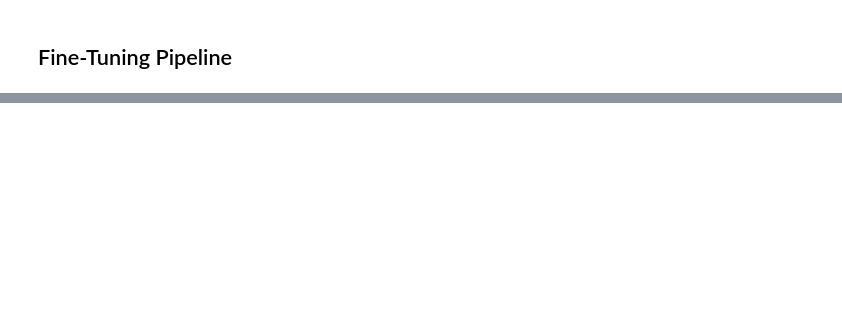
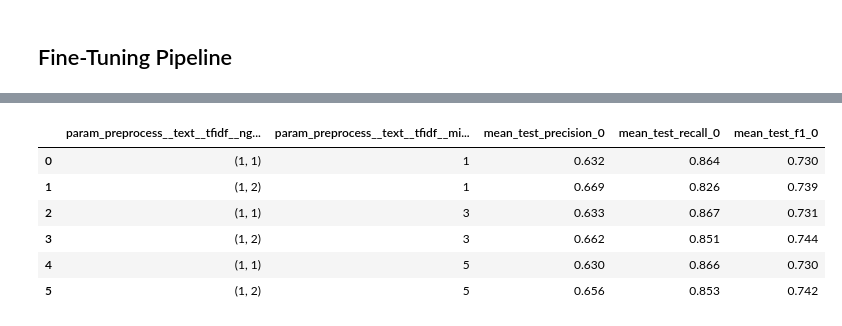
Before and after one commit to mlvectorquest/data-science-pipeline, a Jupyter notebook: starter/starter.ipynb, the cells around one changed output, grey strips where cells are left out. Cells and saved outputs as stored; diff of their text form; code cells hidden in the pictures; blank space fills up the shorter version.

```diff
--- a/starter/starter.ipynb
+++ b/starter/starter.ipynb
@@ -538,2 +592,13 @@ for name in scoring:
 # %% [markdown]
 ## Fine-Tuning Pipeline
+# %%
+from sklearn.model_selection import GridSearchCV
+
+# Try different regularization strengths, using the same CV and class 0 scores
+param_grid = {"classifier__C": [0.01, 0.1, 1, 10]}
+
+grid = GridSearchCV(pipeline, param_grid, cv=cv, scoring=scoring, refit="f1_0")
+grid.fit(X_train, y_train)
+
+results = pd.DataFrame(grid.cv_results_)
+results[["param_classifier__C", "mean_test_precision_0", "mean_test_recall_0", "mean_test_f1_0"]].round(3)
@@ -539,0 +625,26 @@ for name in scoring:
+# %%
+# Tune the TF-IDF text settings (C stays at its default of 1)
+text_param_grid = {
+    "preprocess__text__tfidf__ngram_range": [(1, 1), (1, 2)],
+    "preprocess__text__tfidf__min_df": [1, 3, 5],
+}
+
+text_grid = GridSearchCV(pipeline, text_param_grid, cv=cv, scoring=scoring, refit="f1_0")
+text_grid.fit(X_train, y_train)
+
+text_results = pd.DataFrame(text_grid.cv_results_)
+text_results[[
+    "param_preprocess__text__tfidf__ngram_range",
+    "param_preprocess__text__tfidf__min_df",
+    "mean_test_precision_0",
+    "mean_test_recall_0",
+    "mean_test_f1_0",
+]].round(3)
+# %% [output]
+|  | param_preprocess__text__tfidf__ng... | param_preprocess__text__tfidf__mi... | mean_test_precision_0 | mean_test_recall_0 | mean_test_f1_0 |
+| 0 | (1, 1) | 1 | 0.632 | 0.864 | 0.730 |
+| 1 | (1, 2) | 1 | 0.669 | 0.826 | 0.739 |
+| 2 | (1, 1) | 3 | 0.633 | 0.867 | 0.731 |
+| 3 | (1, 2) | 3 | 0.662 | 0.851 | 0.744 |
+| 4 | (1, 1) | 5 | 0.630 | 0.866 | 0.730 |
+| 5 | (1, 2) | 5 | 0.656 | 0.853 | 0.742 |
```
Also changed, not shown: parts of 10 cells of this notebook.
